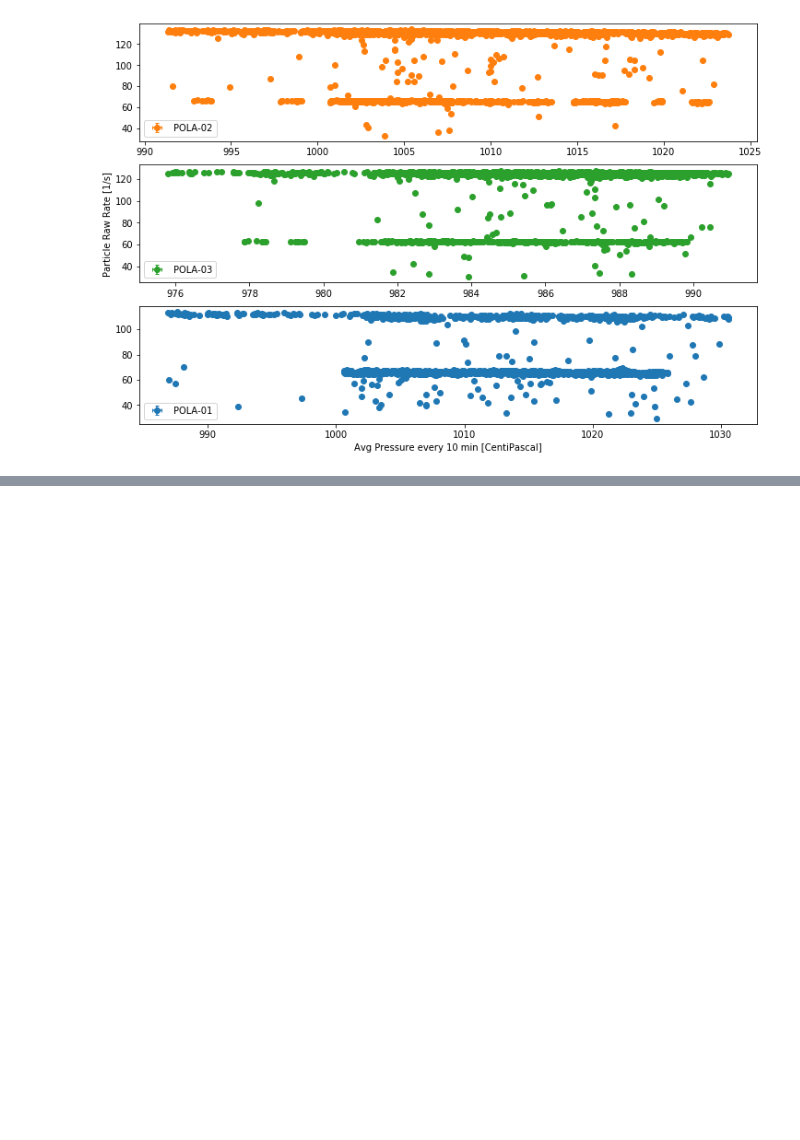
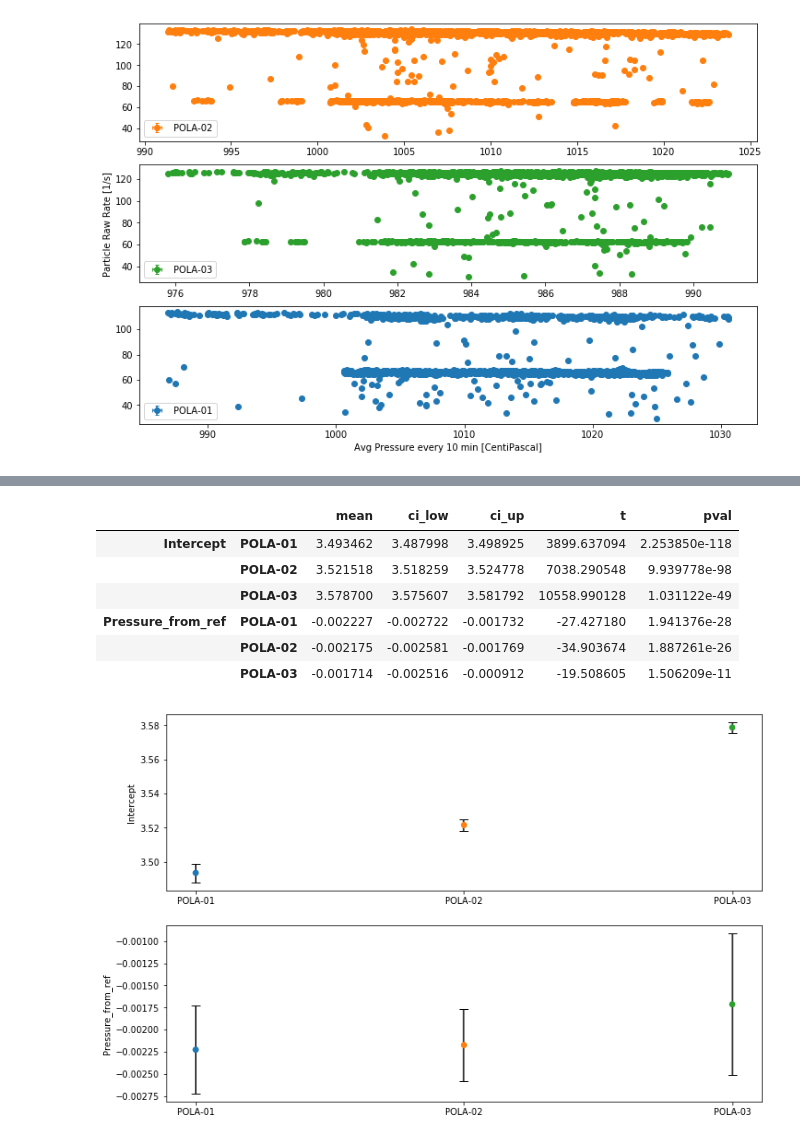
Before and after one commit to vindex10/rbpp-projects, a Jupyter notebook: project2/project2-plots.ipynb, the cells around one changed output, grey strips where cells are left out. Cells and saved outputs as stored; diff of their text form; code cells hidden in the pictures; blank space fills up the shorter version.

```diff
--- a/project2/project2-plots.ipynb
+++ b/project2/project2-plots.ipynb
@@ -461,0 +553,39 @@ plot_binned_raw_rate(ax,
+# %%
+def expfit_pressure(runs):
+    res = []
+    for tsc, tscdf in binned_raw_rate(runs, "Pressure", 1.).groupby(level=0):
+        tscdf.reset_index(inplace=True)
+        model = smfa.wls("log_NumEvents ~ Pressure_from_ref", data=tscdf.assign(log_NumEvents=np.log(tscdf["NumEvents"])) \
+                                                               .assign(Pressure_from_ref=tscdf["Pressure"] - REFERENCE_PRESSURE[tsc]),
+                         weights=tscdf["NumEvents"]/tscdf["NumEvents_err"]).fit()
+        res.append((tsc, model))
+    return res
+
+def expfit_summary(expfit_models, sigmas):
+    res = {}
+    for tsc, model in expfit_models:
+        cf = model.conf_int(1. - sp.stats.norm.cdf(sigmas))
+        for param in model.params.index.values:
+            res.update({(param, tsc): {"mean": model.params.loc[param],
+                                       "ci_low": cf.loc[param][0],
+                                       "ci_up": cf.loc[param][1],
+                                       "t": model.tvalues.loc[param],
+                                       "pval": model.pvalues.loc[param]}})
+    return pd.DataFrame(res).T.sort_index(level=0)
+
+def plot_conf_data(ax, summary):
+    colors = np.vstack([avg_rate_color_map[tsc] for tsc in tscs])
+    ax.errorbar(tscs, y=summary["mean"], yerr=[summary["mean"] - summary["ci_low"], summary["ci_up"] - summary["mean"]], capsize=5, zorder=0, color="black", fmt="none", marker="none", ls="none")
+    ax.scatter(tscs, y=summary["mean"], marker="o", color=colors)
+
+def show_expfit_analysis(ax, summary):
+    display(summary)
+    for idx, (field, df) in enumerate(summary.groupby(level=0)):
+        plot_conf_data(ax[idx], df)
+        ax[idx].set_ylim()
+        ax[idx].set_ylabel(field)
+# %%
+runs_with_cuts = runs[
+                        ~assemble_cuts(runs, ["runs.pola3_perturb_time",
+                                              "runs.pola1_time_misses"])
+                     ]
@@ -461,0 +594,13 @@ plot_binned_raw_rate(ax,
+# %%
+pressure_expfit_summary = expfit_summary(expfit_pressure(rooftop_correct_with_cuts), sigmas=5.)
+fig, ax = plt.subplots(2)
+show_expfit_analysis(ax, pressure_expfit_summary)
+# %% [output]
+|  |  | mean | ci_low | ci_up | t | pval |
+| Intercept | POLA-01 | 3.493462 | 3.487998 | 3.498925 | 3899.637094 | 2.253850e-118 |
+|  | POLA-02 | 3.521518 | 3.518259 | 3.524778 | 7038.290548 | 9.939778e-98 |
+|  | POLA-03 | 3.578700 | 3.575607 | 3.581792 | 10558.990128 | 1.031122e-49 |
+| Pressure_from_ref | POLA-01 | -0.002227 | -0.002722 | -0.001732 | -27.427180 | 1.941376e-28 |
+|  | POLA-02 | -0.002175 | -0.002581 | -0.001769 | -34.903674 | 1.887261e-26 |
+|  | POLA-03 | -0.001714 | -0.002516 | -0.000912 | -19.508605 | 1.506209e-11 |
+[figure, added]
```
Also changed, not shown: parts of 28 cells of this notebook, 1 other file.
